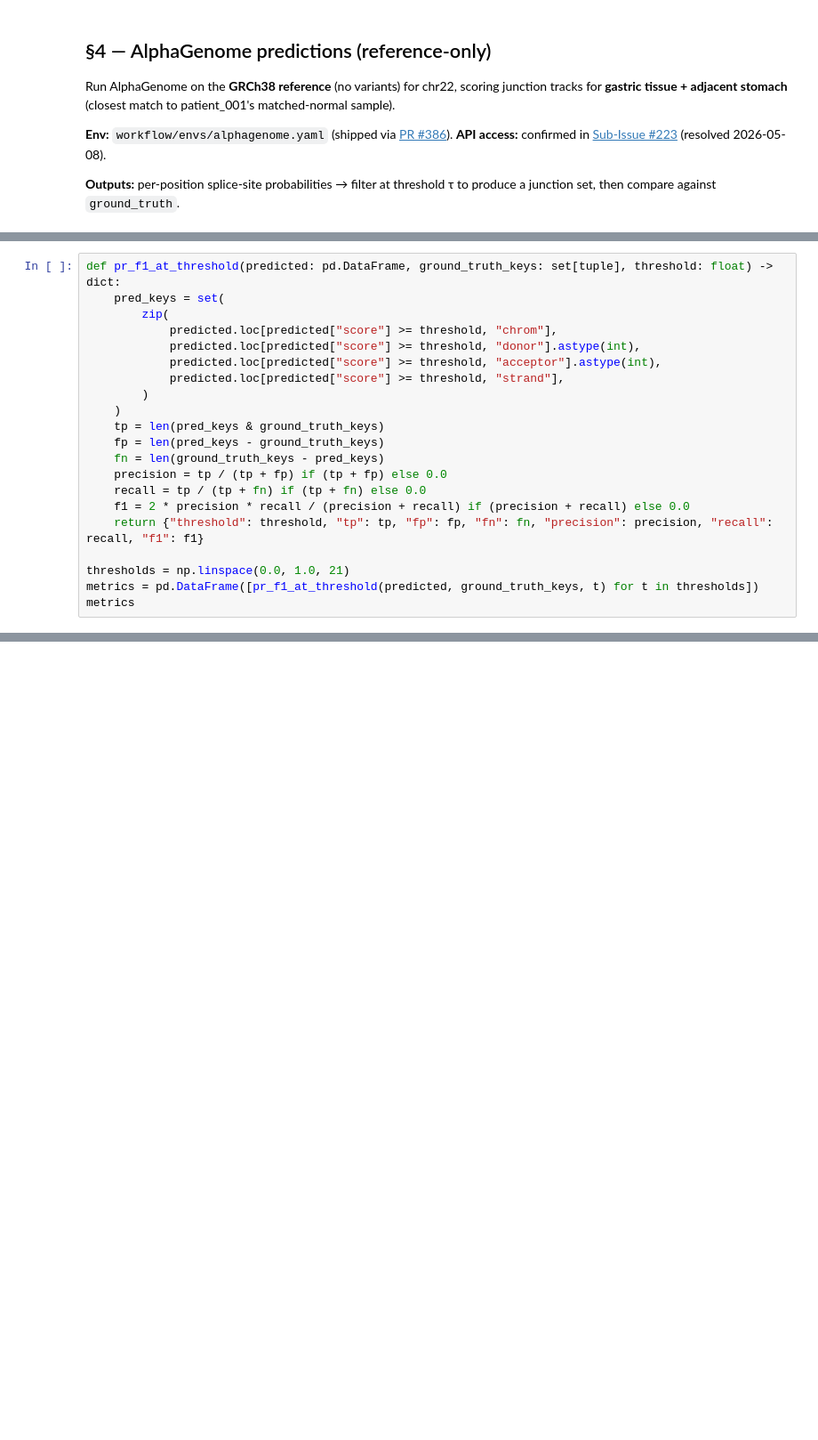
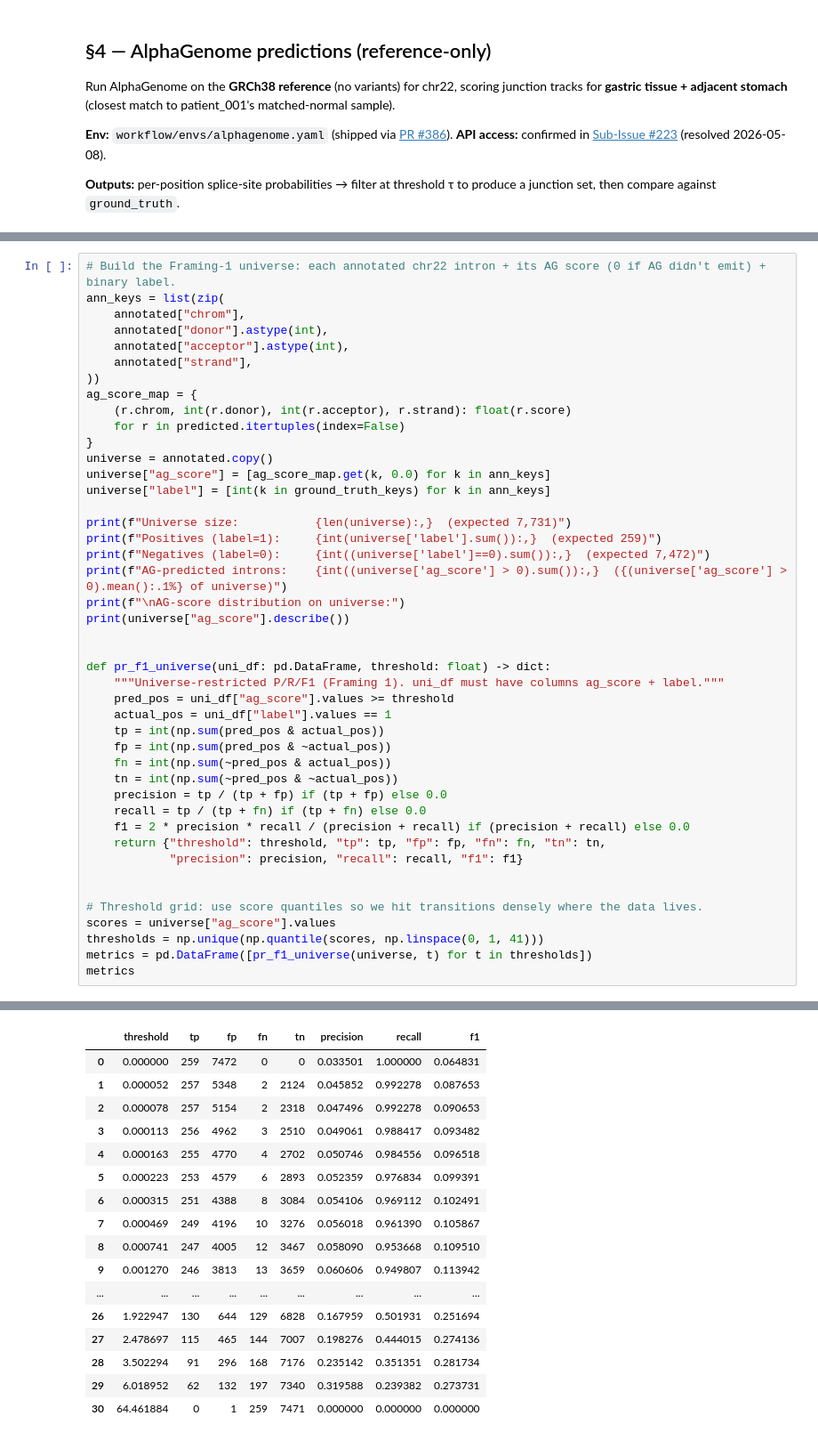
Before and after one commit to Jin-HoMLee/splice-neoepitope-pipeline, a Jupyter notebook: research/notebooks/issue_224_alphagenome_exp1_patient_001.ipynb, the cells around one changed output, grey strips where cells are left out. Shown at 89% size. Drawn from its saved outputs; the diff is of its cells as text; blank space fills up the shorter version.

```diff
--- a/research/notebooks/issue_224_alphagenome_exp1_patient_001.ipynb
+++ b/research/notebooks/issue_224_alphagenome_exp1_patient_001.ipynb
@@ -222,21 +451,45 @@ Sweep AlphaGenome confidence thresholds τ; for each, compute:
 # %%
-def pr_f1_at_threshold(predicted: pd.DataFrame, ground_truth_keys: set[tuple], threshold: float) -> dict:
-    pred_keys = set(
-        zip(
-            predicted.loc[predicted["score"] >= threshold, "chrom"],
-            predicted.loc[predicted["score"] >= threshold, "donor"].astype(int),
-            predicted.loc[predicted["score"] >= threshold, "acceptor"].astype(int),
-            predicted.loc[predicted["score"] >= threshold, "strand"],
-        )
-    )
-    tp = len(pred_keys & ground_truth_keys)
-    fp = len(pred_keys - ground_truth_keys)
-    fn = len(ground_truth_keys - pred_keys)
+# Build the Framing-1 universe: each annotated chr22 intron + its AG score (0 if AG didn't emit) + binary label.
+ann_keys = list(zip(
+    annotated["chrom"],
+    annotated["donor"].astype(int),
+    annotated["acceptor"].astype(int),
+    annotated["strand"],
+))
+ag_score_map = {
+    (r.chrom, int(r.donor), int(r.acceptor), r.strand): float(r.score)
+    for r in predicted.itertuples(index=False)
+}
+universe = annotated.copy()
+universe["ag_score"] = [ag_score_map.get(k, 0.0) for k in ann_keys]
+universe["label"] = [int(k in ground_truth_keys) for k in ann_keys]
+
+print(f"Universe size:           {len(universe):,}  (expected 7,731)")
+print(f"Positives (label=1):     {int(universe['label'].sum()):,}  (expected 259)")
+print(f"Negatives (label=0):     {int((universe['label']==0).sum()):,}  (expected 7,472)")
+print(f"AG-predicted introns:    {int((universe['ag_score'] > 0).sum()):,}  ({(universe['ag_score'] > 0).mean():.1%} of universe)")
+print(f"\nAG-score distribution on universe:")
+print(universe["ag_score"].describe())
+
+
+def pr_f1_universe(uni_df: pd.DataFrame, threshold: float) -> dict:
+    """Universe-restricted P/R/F1 (Framing 1). uni_df must have columns ag_score + label."""
+    pred_pos = uni_df["ag_score"].values >= threshold
+    actual_pos = uni_df["label"].values == 1
+    tp = int(np.sum(pred_pos & actual_pos))
+    fp = int(np.sum(pred_pos & ~actual_pos))
+    fn = int(np.sum(~pred_pos & actual_pos))
+    tn = int(np.sum(~pred_pos & ~actual_pos))
     precision = tp / (tp + fp) if (tp + fp) else 0.0
     recall = tp / (tp + fn) if (tp + fn) else 0.0
     f1 = 2 * precision * recall / (precision + recall) if (precision + recall) else 0.0
-    return {"threshold": threshold, "tp": tp, "fp": fp, "fn": fn, "precision": precision, "recall": recall, "f1": f1}
+    return {"threshold": threshold, "tp": tp, "fp": fp, "fn": fn, "tn": tn,
+            "precision": precision, "recall": recall, "f1": f1}
 
-thresholds = np.linspace(0.0, 1.0, 21)
-metrics = pd.DataFrame([pr_f1_at_threshold(predicted, ground_truth_keys, t) for t in thresholds])
+
+# Threshold grid: use score quantiles so we hit transitions densely where the data lives.
+scores = universe["ag_score"].values
+thresholds = np.unique(np.quantile(scores, np.linspace(0, 1, 41)))
+metrics = pd.DataFrame([pr_f1_universe(universe, t) for t in thresholds])
 metrics
+# %% [output]
@@ -242,0 +511,17 @@ metrics
+|  | threshold | tp | fp | fn | tn | precision | recall | f1 |
+| 0 | 0.000000 | 259 | 7472 | 0 | 0 | 0.033501 | 1.000000 | 0.064831 |
+| 1 | 0.000052 | 257 | 5348 | 2 | 2124 | 0.045852 | 0.992278 | 0.087653 |
+| 2 | 0.000078 | 257 | 5154 | 2 | 2318 | 0.047496 | 0.992278 | 0.090653 |
+| 3 | 0.000113 | 256 | 4962 | 3 | 2510 | 0.049061 | 0.988417 | 0.093482 |
+| 4 | 0.000163 | 255 | 4770 | 4 | 2702 | 0.050746 | 0.984556 | 0.096518 |
+| 5 | 0.000223 | 253 | 4579 | 6 | 2893 | 0.052359 | 0.976834 | 0.099391 |
+| 6 | 0.000315 | 251 | 4388 | 8 | 3084 | 0.054106 | 0.969112 | 0.102491 |
+| 7 | 0.000469 | 249 | 4196 | 10 | 3276 | 0.056018 | 0.961390 | 0.105867 |
+| 8 | 0.000741 | 247 | 4005 | 12 | 3467 | 0.058090 | 0.953668 | 0.109510 |
+| 9 | 0.001270 | 246 | 3813 | 13 | 3659 | 0.060606 | 0.949807 | 0.113942 |
+| ... | ... | ... | ... | ... | ... | ... | ... | ... |
+| 26 | 1.922947 | 130 | 644 | 129 | 6828 | 0.167959 | 0.501931 | 0.251694 |
+| 27 | 2.478697 | 115 | 465 | 144 | 7007 | 0.198276 | 0.444015 | 0.274136 |
+| 28 | 3.502294 | 91 | 296 | 168 | 7176 | 0.235142 | 0.351351 | 0.281734 |
+| 29 | 6.018952 | 62 | 132 | 197 | 7340 | 0.319588 | 0.239382 | 0.273731 |
+| 30 | 64.461884 | 0 | 1 | 259 | 7471 | 0.000000 | 0.000000 | 0.000000 |
```
Also changed, not shown: parts of 13 cells of this notebook, 1 other file.
